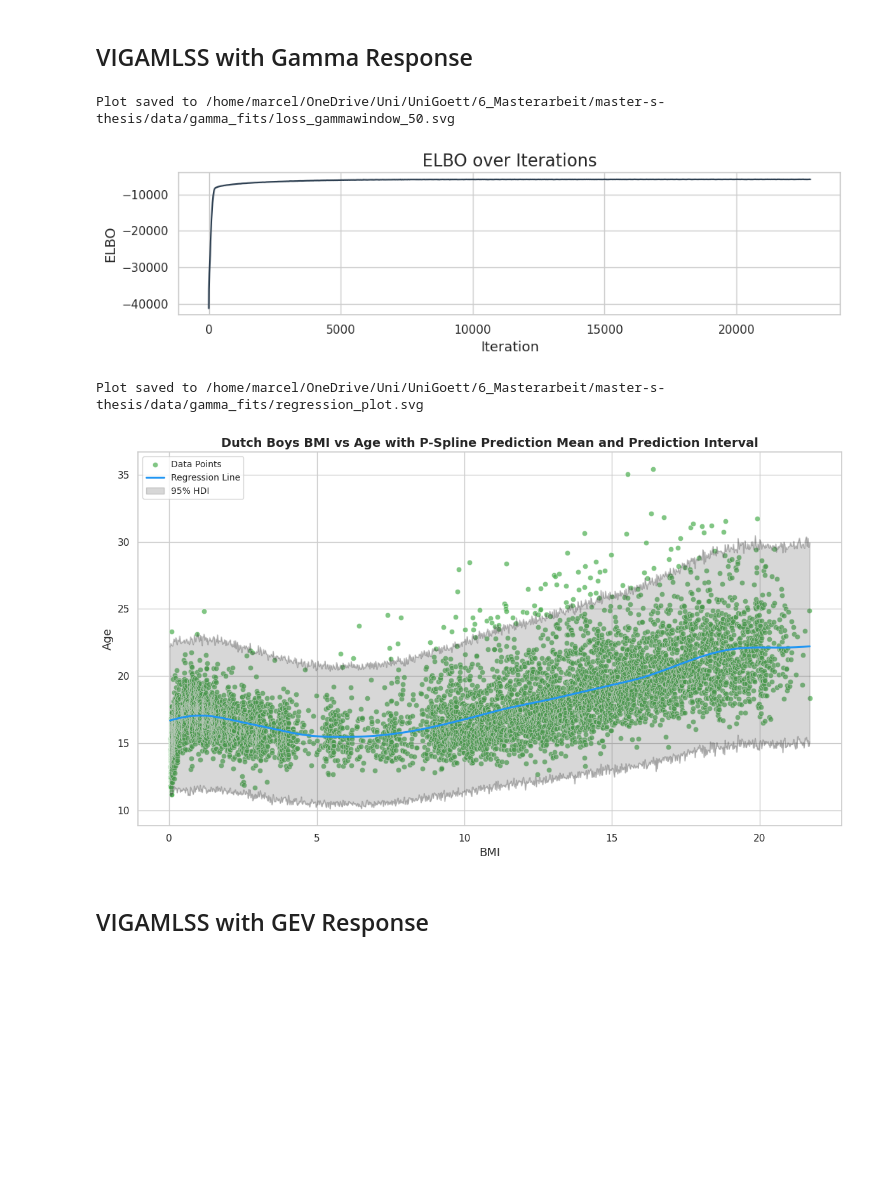
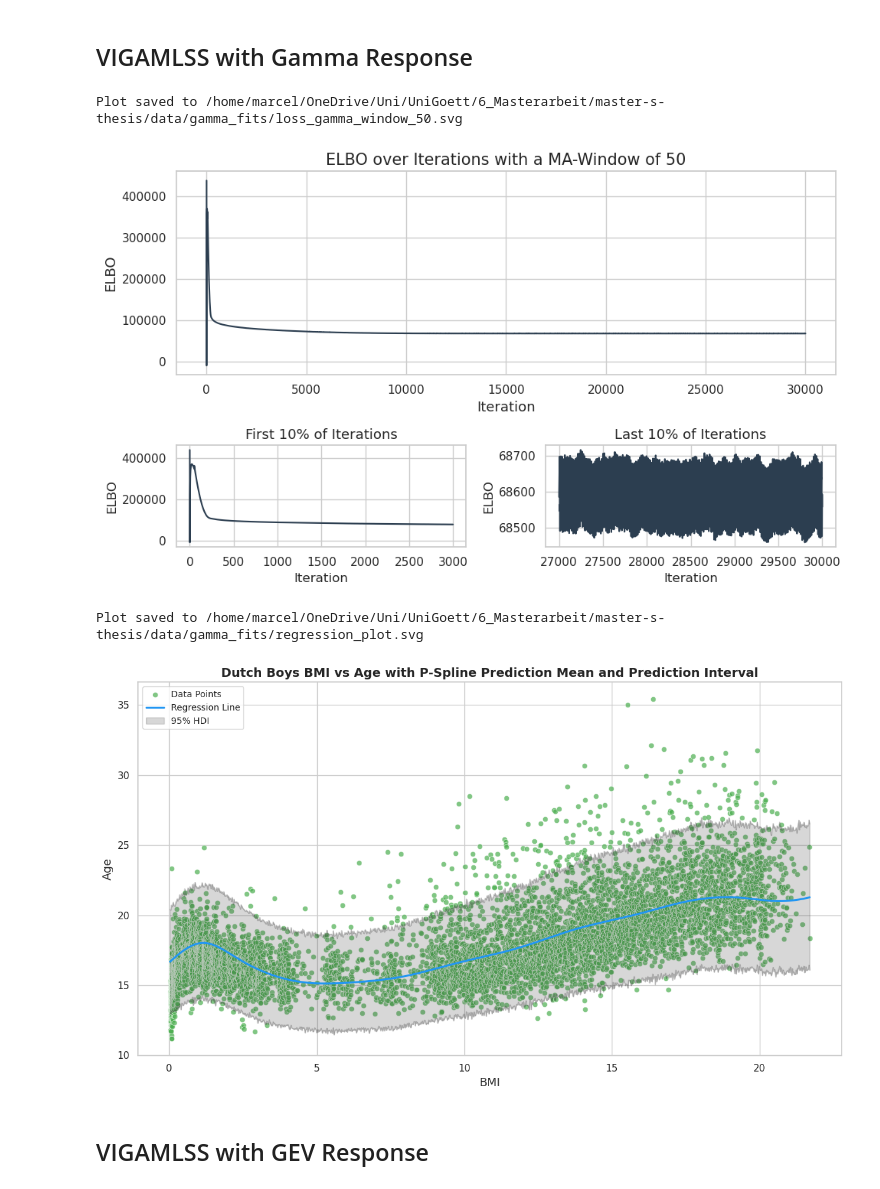
Before and after one commit to marweda/master-s-thesis, a Jupyter notebook: notebooks/vigamlss_results.ipynb, the cells around one changed output. Saved outputs shown, nothing was run; the diff lists cells and outputs as text; code cells hidden in the pictures; blank space fills up the shorter version.

Commit message:
tried various mb sizes, schedulers, implemented new plots

```diff
--- a/notebooks/vigamlss_results.ipynb
+++ b/notebooks/vigamlss_results.ipynb
@@ -236,37 +382,38 @@ Y_dbbmi = Gamma(
     "y",
     dbbmi_β0_loc + X_dbbmi_DesignMatrix @ dbbmi_γ_loc,
     dbbmi_β0_scale + X_dbbmi_DesignMatrix @ dbbmi_γ_scale,
     responses=Y_dbbmi_jnp,
 )
 
 results_dbbmi = Y_dbbmi.model.run_svi_optimization(
     optimizer=adam,
     vi_dist=FullCovarianceNormal,
     vi_sample_size=64,
-    epochs=100,
-    mb_size=32,
+    epochs=2000,
+    mb_size=512,
     lr=0.01,
     max_norm=5.0,
     clip_min_max_enabled=False,
     zero_nans_enabled=False,
     prng_key=PRNGKey(0),
     scheduler_type="constant",
 )
 
 with open(gamma_fits_dir + "/results_dbbmi.pkl", "wb") as f:
     pkl.dump(results_dbbmi, f)
 
 plot_elbo(
     results_dbbmi["svi_metadata"]["num_iterations"],
     results_dbbmi["losses"],
     loss_color,
+    0.1,
     gamma_fits_dir,
     "loss_gamma",
     window=50,
 )
 # %% [output]
-Plot saved to /home/marcel/OneDrive/Uni/UniGoett/6_Masterarbeit/master-s-thesis/data/gamma_fits/loss_gammawindow_50.svg
+Plot saved to /home/marcel/OneDrive/Uni/UniGoett/6_Masterarbeit/master-s-thesis/data/gamma_fits/loss_gamma_window_50.svg
-[figure, old version]
+[figure, new version]
 # %%
 β0_loc = results_dbbmi["transformed_loc_vi_parameters"]["beta_0_loc"]
 γ_loc = results_dbbmi["transformed_loc_vi_parameters"]["gammas_loc"]
@@ -310,7 +457,7 @@ plot_regression_with_interval(
 )
 # %% [output]
 Plot saved to /home/marcel/OneDrive/Uni/UniGoett/6_Masterarbeit/master-s-thesis/data/gamma_fits/regression_plot.svg
-[figure, old version]
+[figure, new version]
 # %% [markdown]
 ## VIGAMLSS with GEV Response
 # %% [markdown]
```
Also changed, not shown: parts of 11 cells of this notebook, 13 other files.
